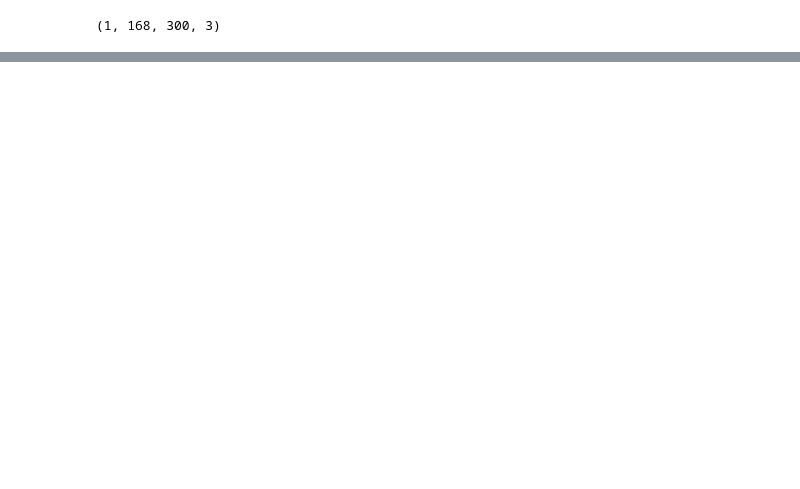
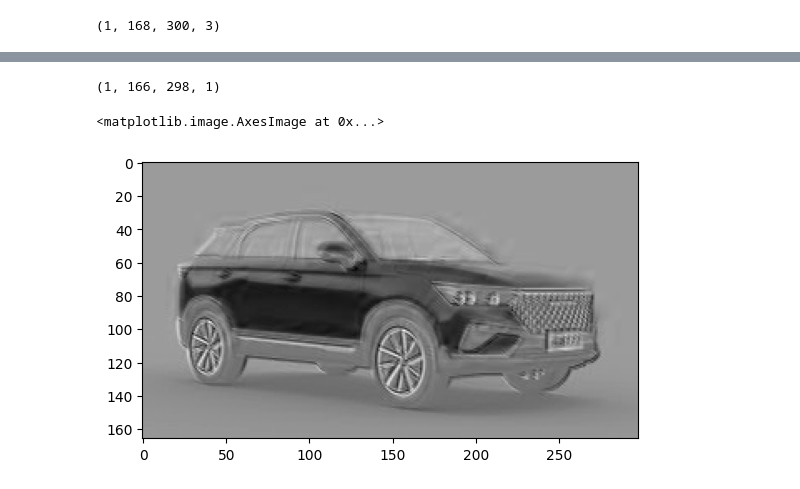
Before and after one commit to syedshahlal/Understanding_Computer_Vision, a Jupyter notebook: CNN_and_Pooling.ipynb, the cells around one changed output, grey strips where cells are left out. Cells and saved outputs as stored; diff of their text form; code cells hidden in the pictures; blank space fills up the shorter version.

```diff
--- a/CNN_and_Pooling.ipynb
+++ b/CNN_and_Pooling.ipynb
@@ -121,0 +124,2 @@ conv_model.predict()
+# %%
+out_color=conv_model.predict(reshape_color_car)
@@ -121,0 +128,13 @@ conv_model.predict()
+# %%
+out_color.shape
+# %% [output]
+(1, 166, 298, 1)
+# %%
+_, row, col,_ = out_color.shape
+# %%
+reshape_out_color = out_color.reshape(row,col)
+# %%
+plt.imshow(reshape_out_color,cmap='gray')
+# %% [output]
+<matplotlib.image.AxesImage at 0x...>
+[figure, added]
```
Also changed, not shown: parts of 7 cells of this notebook.
